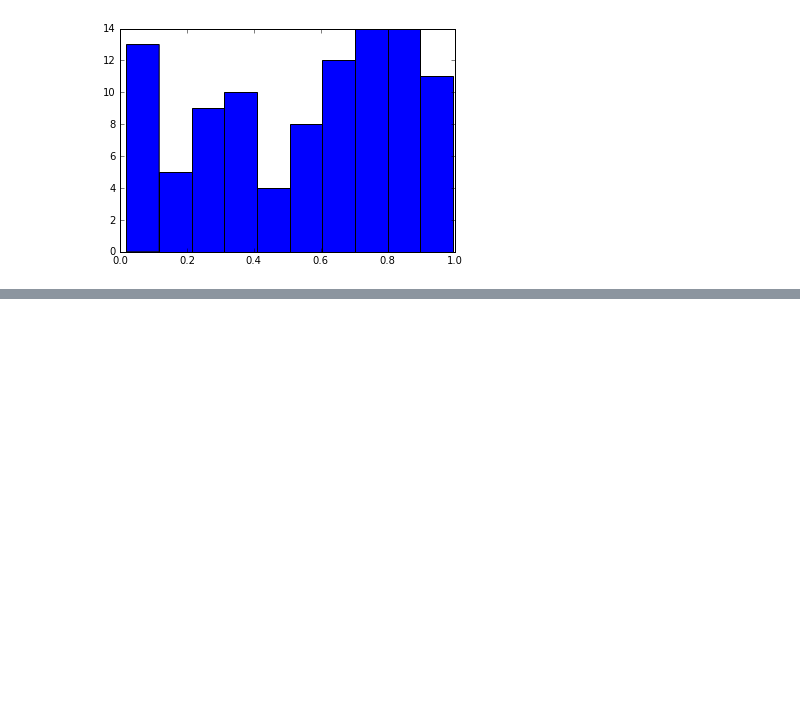
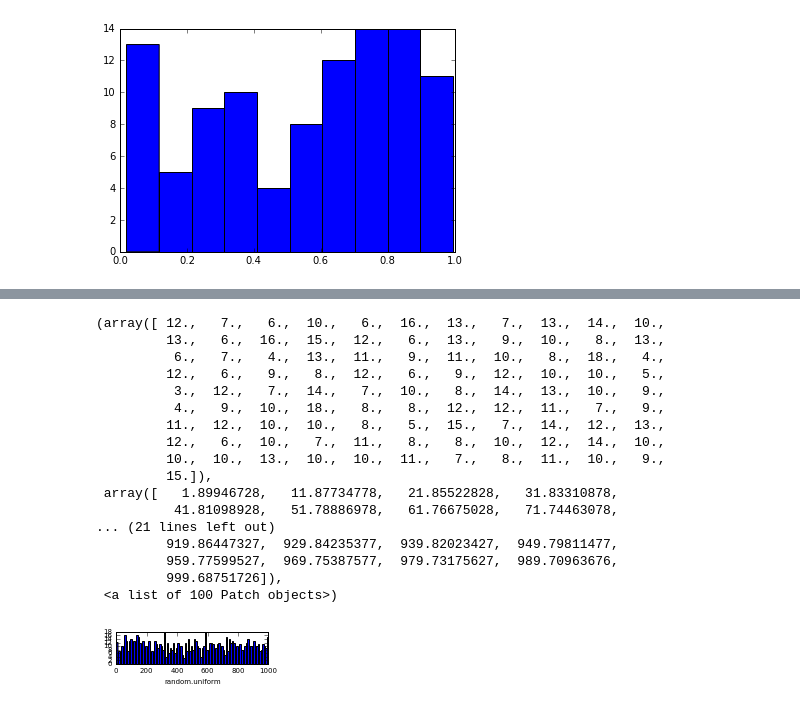
Before and after one commit to sawsimeon/Rnewbie, a Jupyter notebook: Python Data Visualization.ipynb, the cells around one changed output, grey strips where cells are left out. Cells and saved outputs as stored; diff of their text form; code cells hidden in the pictures; blank space fills up the shorter version.

```diff
--- a/Python Data Visualization.ipynb
+++ b/Python Data Visualization.ipynb
@@ -195,0 +273,26 @@ import random
+# %%
+plt.subplot(622)
+plt.xlabel("random.uniform")
+a= 1
+b = SAMPLE_SIZE
+res = [random.uniform(a, b) for _ in range(1, SAMPLE_SIZE)]
+plt.hist(res, buckets)
+# %% [output]
+(array([ 12.,   7.,   6.,  10.,   6.,  16.,  13.,   7.,  13.,  14.,  10.,
+         13.,   6.,  16.,  15.,  12.,   6.,  13.,   9.,  10.,   8.,  13.,
+          6.,   7.,   4.,  13.,  11.,   9.,  11.,  10.,   8.,  18.,   4.,
+         12.,   6.,   9.,   8.,  12.,   6.,   9.,  12.,  10.,  10.,   5.,
+          3.,  12.,   7.,  14.,   7.,  10.,   8.,  14.,  13.,  10.,   9.,
+          4.,   9.,  10.,  18.,   8.,   8.,  12.,  12.,  11.,   7.,   9.,
+         11.,  12.,  10.,  10.,   8.,   5.,  15.,   7.,  14.,  12.,  13.,
+         12.,   6.,  10.,   7.,  11.,   8.,   8.,  10.,  12.,  14.,  10.,
+         10.,  10.,  13.,  10.,  10.,  11.,   7.,   8.,  11.,  10.,   9.,
+         15.]),
+ array([   1.89946728,   11.87734778,   21.85522828,   31.83310878,
+          41.81098928,   51.78886978,   61.76675028,   71.74463078,
+... (21 lines left out)
+         919.86447327,  929.84235377,  939.82023427,  949.79811477,
+         959.77599527,  969.75387577,  979.73175627,  989.70963676,
+         999.68751726]),
+ <a list of 100 Patch objects>)
+[figure, added]
```
Also changed, not shown: parts of 14 cells of this notebook.
